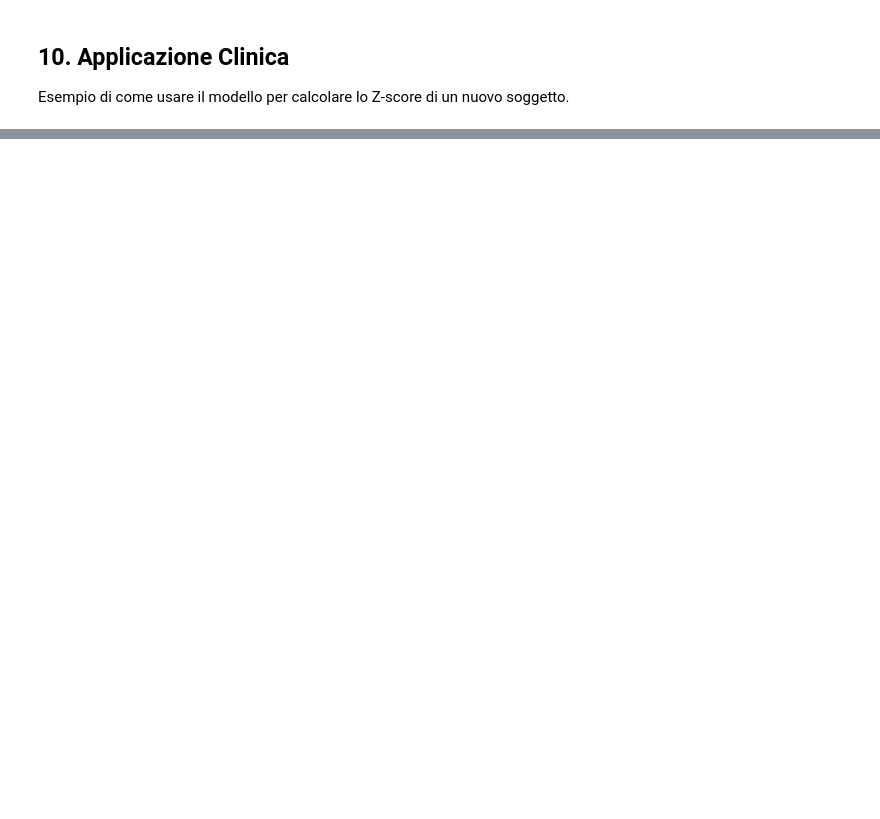
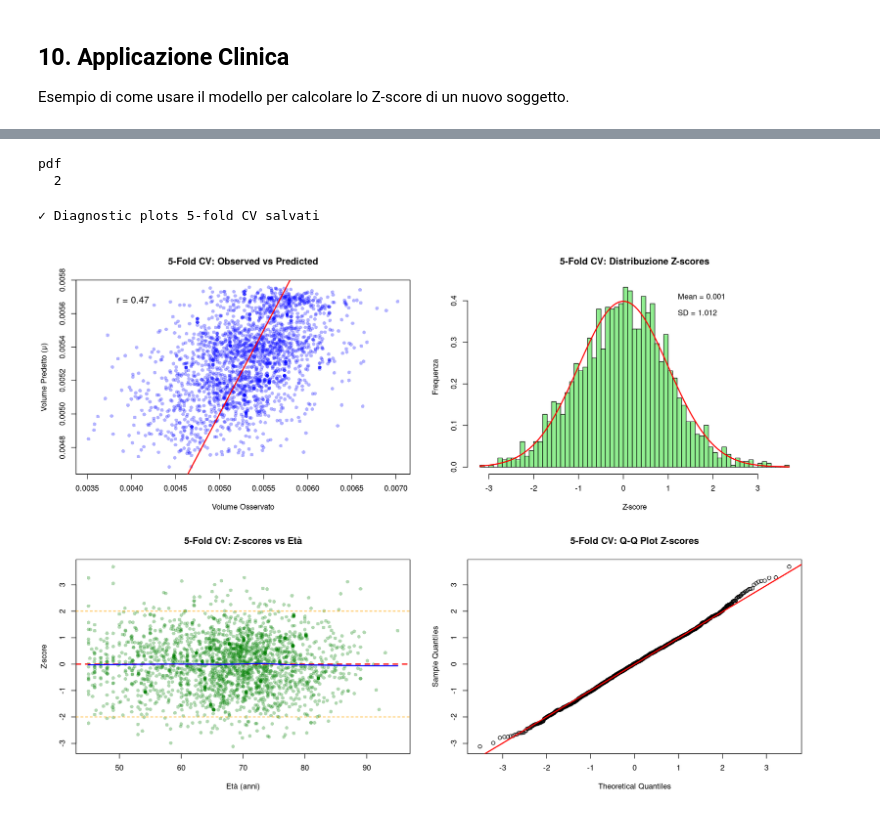
Before and after one commit to marver17/hippocampal-normative-models, a Jupyter notebook: notebooks/10_gamlss_normative_modeling_complete.ipynb, the cells around one changed output, grey strips where cells are left out. Cells and saved outputs as stored; diff of their text form; code cells hidden in the pictures; blank space fills up the shorter version.

```diff
--- a/notebooks/10_gamlss_normative_modeling_complete.ipynb
+++ b/notebooks/10_gamlss_normative_modeling_complete.ipynb
@@ -641,0 +1100,66 @@ cat("\n✓ Notebook completato con successo!\n")
+# %%
+# Visualizzazione risultati 5-fold CV
+options(repr.plot.width=14, repr.plot.height=10)
+par(mfrow=c(2,2))
+
+# 1. Observed vs Predicted
+plot(all_predictions$observed, all_predictions$predicted_mu,
+     pch=16, col=rgb(0,0,1,0.3),
+     main="5-Fold CV: Observed vs Predicted",
+     xlab="Volume Osservato", ylab="Volume Predetto (μ)")
+abline(0, 1, col="red", lwd=2)
+r_overall <- cor(all_predictions$observed, all_predictions$predicted_mu)
+legend("topleft", legend=paste("r =", round(r_overall, 3)), bty="n", cex=1.2)
+
+# 2. Distribuzione Z-scores CV
+hist(all_predictions$z_score_cv, breaks=50, col="lightgreen",
+     main="5-Fold CV: Distribuzione Z-scores",
+     xlab="Z-score", ylab="Frequenza", prob=TRUE)
+curve(dnorm(x), add=TRUE, col="red", lwd=2)
+legend("topright", legend=c(
+  paste("Mean =", round(mean(all_predictions$z_score_cv, na.rm=TRUE), 3)),
+  paste("SD =", round(sd(all_predictions$z_score_cv, na.rm=TRUE), 3))
+), bty="n")
+
+# 3. Z-scores vs Età (CV)
+plot(all_predictions$age, all_predictions$z_score_cv,
+     pch=16, col=rgb(0,0.5,0,0.3),
+     main="5-Fold CV: Z-scores vs Età",
+     xlab="Età (anni)", ylab="Z-score")
+abline(h=0, col="red", lwd=2, lty=2)
+abline(h=c(-2,2), col="orange", lwd=1, lty=2)
+lines(lowess(all_predictions$age, all_predictions$z_score_cv), col="blue", lwd=2)
+
+# 4. Q-Q plot Z-scores CV
+qqnorm(all_predictions$z_score_cv, main="5-Fold CV: Q-Q Plot Z-scores")
+qqline(all_predictions$z_score_cv, col="red", lwd=2)
+
+par(mfrow=c(1,1))
+
+# Salva figura
+png("../figures/gamlss/5fold_cv_diagnostics.png", width=14, height=10, units="in", res=300)
+par(mfrow=c(2,2))
+plot(all_predictions$observed, all_predictions$predicted_mu,
+     pch=16, col=rgb(0,0,1,0.3),
+     main="5-Fold CV: Observed vs Predicted",
+     xlab="Volume Osservato", ylab="Volume Predetto (μ)")
+abline(0, 1, col="red", lwd=2)
+legend("topleft", legend=paste("r =", round(r_overall, 3)), bty="n", cex=1.2)
+hist(all_predictions$z_score_cv, breaks=50, col="lightgreen",
+     main="5-Fold CV: Distribuzione Z-scores",
+     xlab="Z-score", ylab="Frequenza", prob=TRUE)
+curve(dnorm(x), add=TRUE, col="red", lwd=2)
+plot(all_predictions$age, all_predictions$z_score_cv,
+     pch=16, col=rgb(0,0.5,0,0.3),
+     main="5-Fold CV: Z-scores vs Età",
+     xlab="Età (anni)", ylab="Z-score")
+abline(h=0, col="red", lwd=2, lty=2)
+abline(h=c(-2,2), col="orange", lwd=1, lty=2)
+lines(lowess(all_predictions$age, all_predictions$z_score_cv), col="blue", lwd=2)
+qqnorm(all_predictions$z_score_cv, main="5-Fold CV: Q-Q Plot Z-scores")
+qqline(all_predictions$z_score_cv, col="red", lwd=2)
+par(mfrow=c(1,1))
+dev.off()
+
+cat("✓ Diagnostic plots 5-fold CV salvati\n")
+# %% [output]
@@ -641,0 +1172,4 @@ cat("\n✓ Notebook completato con successo!\n")
+pdf
+  2
+✓ Diagnostic plots 5-fold CV salvati
+[figure, added]
```
Also changed, not shown: parts of 19 cells of this notebook, 13 other files.
